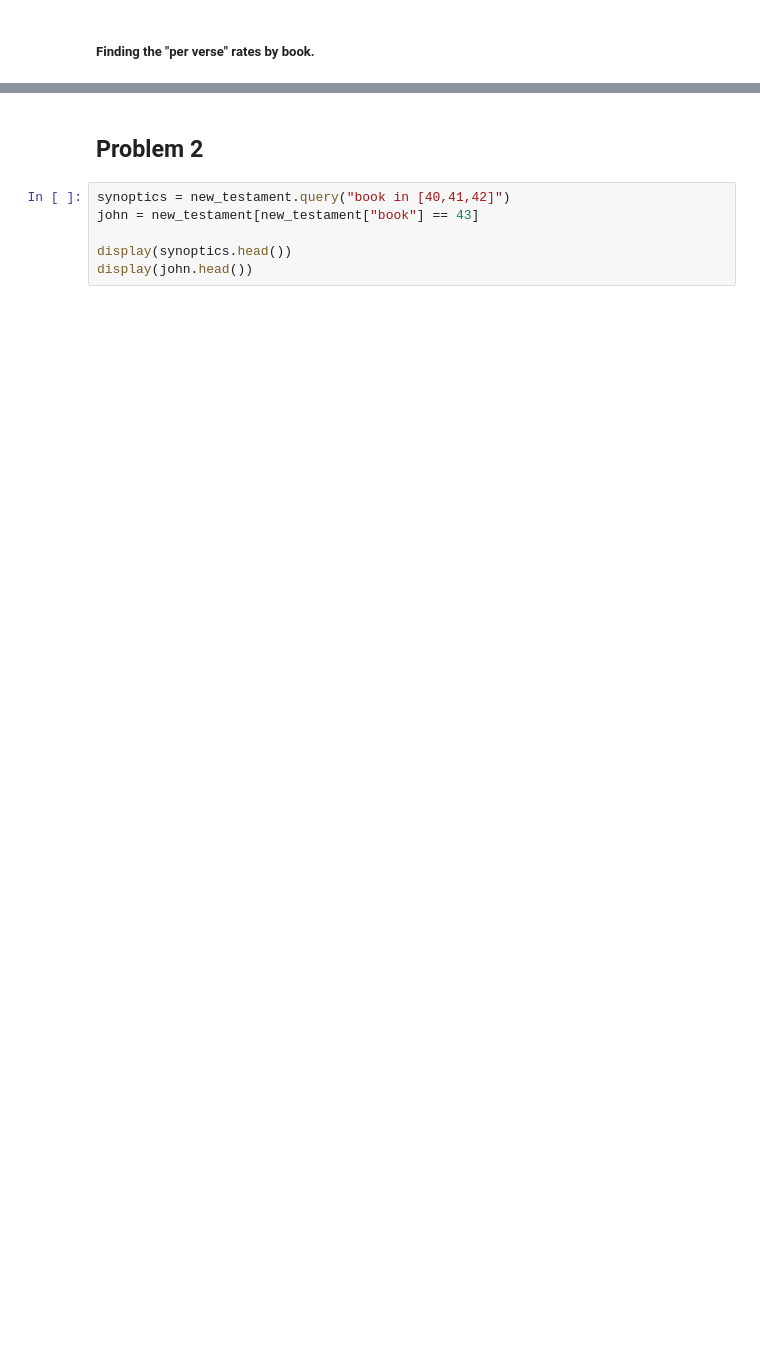
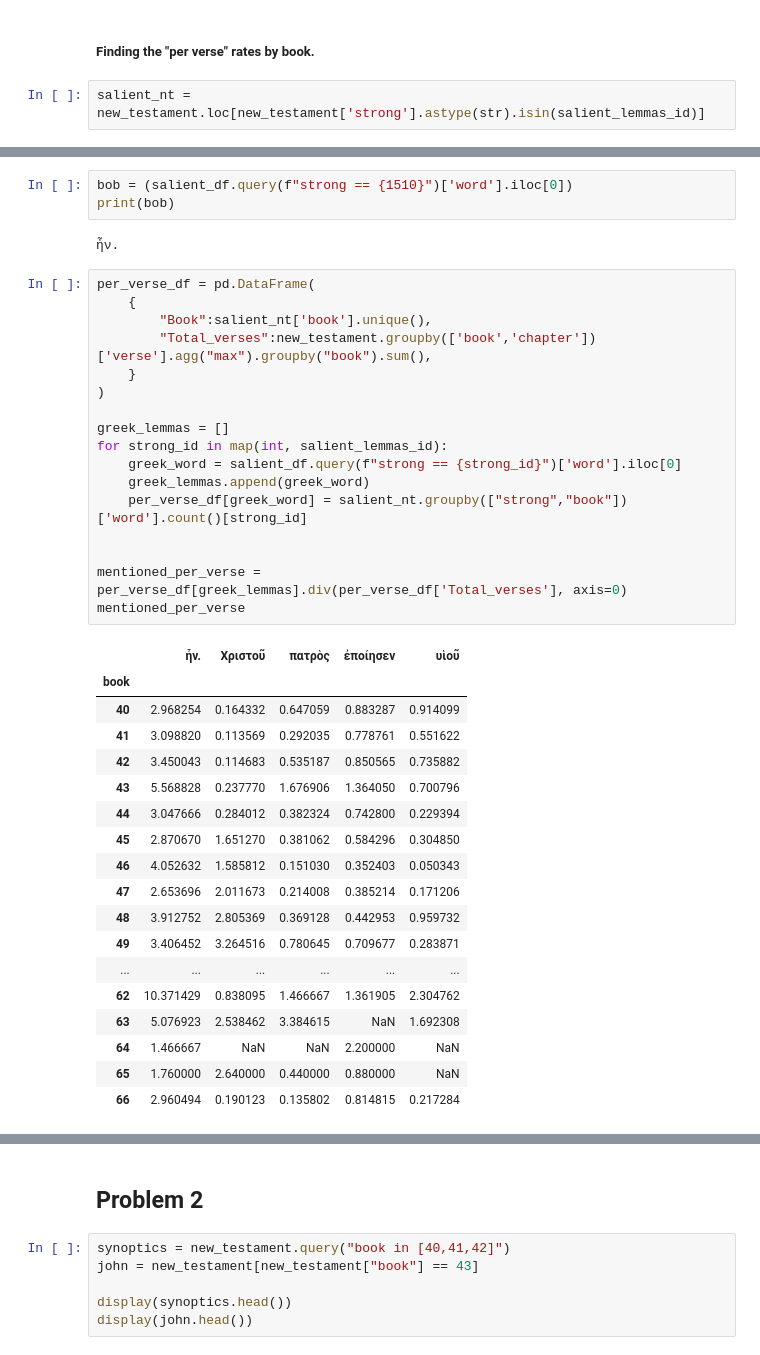
Before and after one commit to Tussky/Datascience-problem-set, a Jupyter notebook: PS2_StatisticalTests.ipynb, the cells around one changed output, grey strips where cells are left out. Saved outputs shown, nothing was run; the diff lists cells and outputs as text; blank space fills up the shorter version.

Commit message:
Ps2: Just ascended to another plane human understanding in programming python and pandas. Brain is literally vibrating. {created the per verse df}

```diff
--- a/PS2_StatisticalTests.ipynb
+++ b/PS2_StatisticalTests.ipynb
@@ -156,2 +129,4 @@ salient_df = top20_df.loc[top20_df['strong'].astype(str).isin(salient_lemmas_id)
 # %% [markdown]
 ##### Finding the "per verse" rates by book.
+# %%
+salient_nt = new_testament.loc[new_testament['strong'].astype(str).isin(salient_lemmas_id)]
@@ -157,0 +163,41 @@ salient_df = top20_df.loc[top20_df['strong'].astype(str).isin(salient_lemmas_id)
+# %%
+bob = (salient_df.query(f"strong == {1510}")['word'].iloc[0])
+print(bob)
+# %% [output]
+ἦν.
+# %%
+per_verse_df = pd.DataFrame(
+    {
+        "Book":salient_nt['book'].unique(),
+        "Total_verses":new_testament.groupby(['book','chapter'])['verse'].agg("max").groupby("book").sum(),
+    }
+)
+
+greek_lemmas = []
+for strong_id in map(int, salient_lemmas_id):
+    greek_word = salient_df.query(f"strong == {strong_id}")['word'].iloc[0]
+    greek_lemmas.append(greek_word)
+    per_verse_df[greek_word] = salient_nt.groupby(["strong","book"])['word'].count()[strong_id]
+
+
+mentioned_per_verse =  per_verse_df[greek_lemmas].div(per_verse_df['Total_verses'], axis=0)
+mentioned_per_verse
+# %% [output]
+|  | ἦν. | Χριστοῦ | πατρὸς | ἐποίησεν | υἱοῦ |
+| book |  |  |  |  |  |
+| 40 | 2.968254 | 0.164332 | 0.647059 | 0.883287 | 0.914099 |
+| 41 | 3.098820 | 0.113569 | 0.292035 | 0.778761 | 0.551622 |
+| 42 | 3.450043 | 0.114683 | 0.535187 | 0.850565 | 0.735882 |
+| 43 | 5.568828 | 0.237770 | 1.676906 | 1.364050 | 0.700796 |
+| 44 | 3.047666 | 0.284012 | 0.382324 | 0.742800 | 0.229394 |
+| 45 | 2.870670 | 1.651270 | 0.381062 | 0.584296 | 0.304850 |
+| 46 | 4.052632 | 1.585812 | 0.151030 | 0.352403 | 0.050343 |
+| 47 | 2.653696 | 2.011673 | 0.214008 | 0.385214 | 0.171206 |
+| 48 | 3.912752 | 2.805369 | 0.369128 | 0.442953 | 0.959732 |
+| 49 | 3.406452 | 3.264516 | 0.780645 | 0.709677 | 0.283871 |
+| ... | ... | ... | ... | ... | ... |
+| 62 | 10.371429 | 0.838095 | 1.466667 | 1.361905 | 2.304762 |
+| 63 | 5.076923 | 2.538462 | 3.384615 | NaN | 1.692308 |
+| 64 | 1.466667 | NaN | NaN | 2.200000 | NaN |
+| 65 | 1.760000 | 2.640000 | 0.440000 | 0.880000 | NaN |
+| 66 | 2.960494 | 0.190123 | 0.135802 | 0.814815 | 0.217284 |
```
Also changed, not shown: parts of 5 cells of this notebook.
